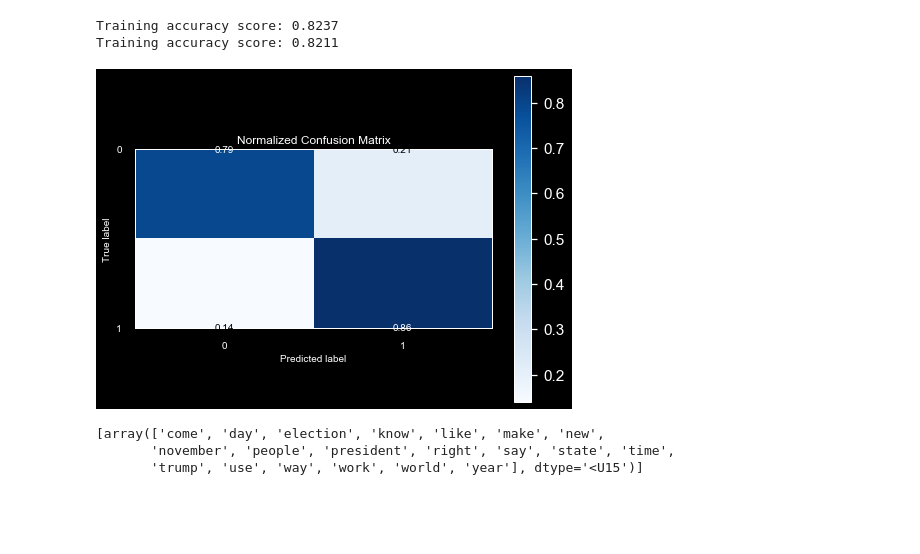
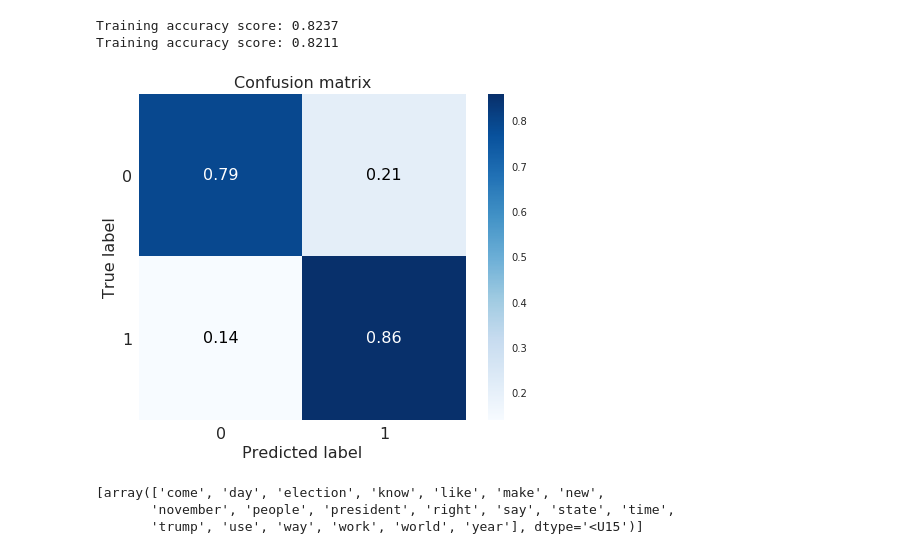
Before and after one commit to NehaSingh21/FakeNewsDetection, a Jupyter notebook: fake_news_detection.ipynb, the cells around one changed output. Cells and saved outputs as stored; diff of their text form; code cells hidden in the pictures; blank space fills up the shorter version.

```diff
--- a/fake_news_detection.ipynb
+++ b/fake_news_detection.ipynb
@@ -27,7 +27,7 @@ from sklearn.naive_bayes import BernoulliNB
 from sklearn.feature_extraction.text import CountVectorizer
 from sklearn import svm
 
-plt.style.use('dark_background')
+plt.style.use('seaborn')
 
 from datetime import datetime
 import pytz
@@ -190,12 +190,17 @@ Training accuracy score: 0.8237
 Training accuracy score: 0.8211
 # %%
 def draw_conf_matrix(test_labels, test_pred):
-    skplt.metrics.plot_confusion_matrix(test_labels, test_pred, figsize=(8, 6), normalize=True)
+    skplt.metrics.plot_confusion_matrix(test_labels, test_pred, figsize=(8, 6), normalize=True,
+                                        text_fontsize=16)
+    plt.xlabel("Predicted label")
+    plt.ylabel("True label")
+    plt.title("Confusion matrix", fontsize=16)
     plt.show()
-# %%
-draw_conf_matrix(test_labels, test_pred)
-# %% [output]
-[figure, removed]
+# %%
+"""1:fake news, 0:genuine news"""
+draw_conf_matrix(test_labels, test_pred)
+# %% [output]
+[figure, added]
 # %%
 def find_words_from_indices(indices):
     arr = np.zeros(nb_clf.feature_count_.shape[1])
```
Also changed, not shown: parts of 15 cells of this notebook.
